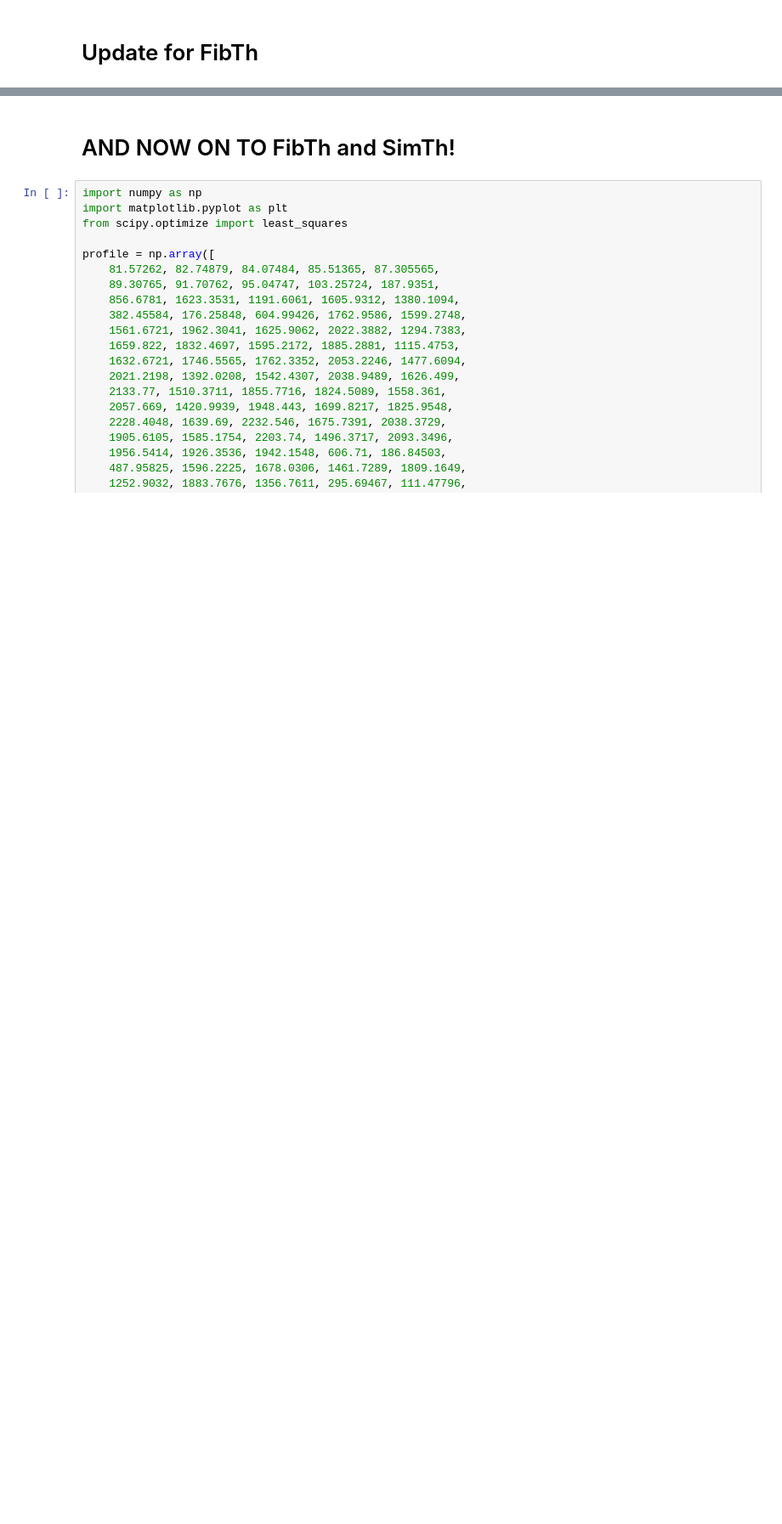
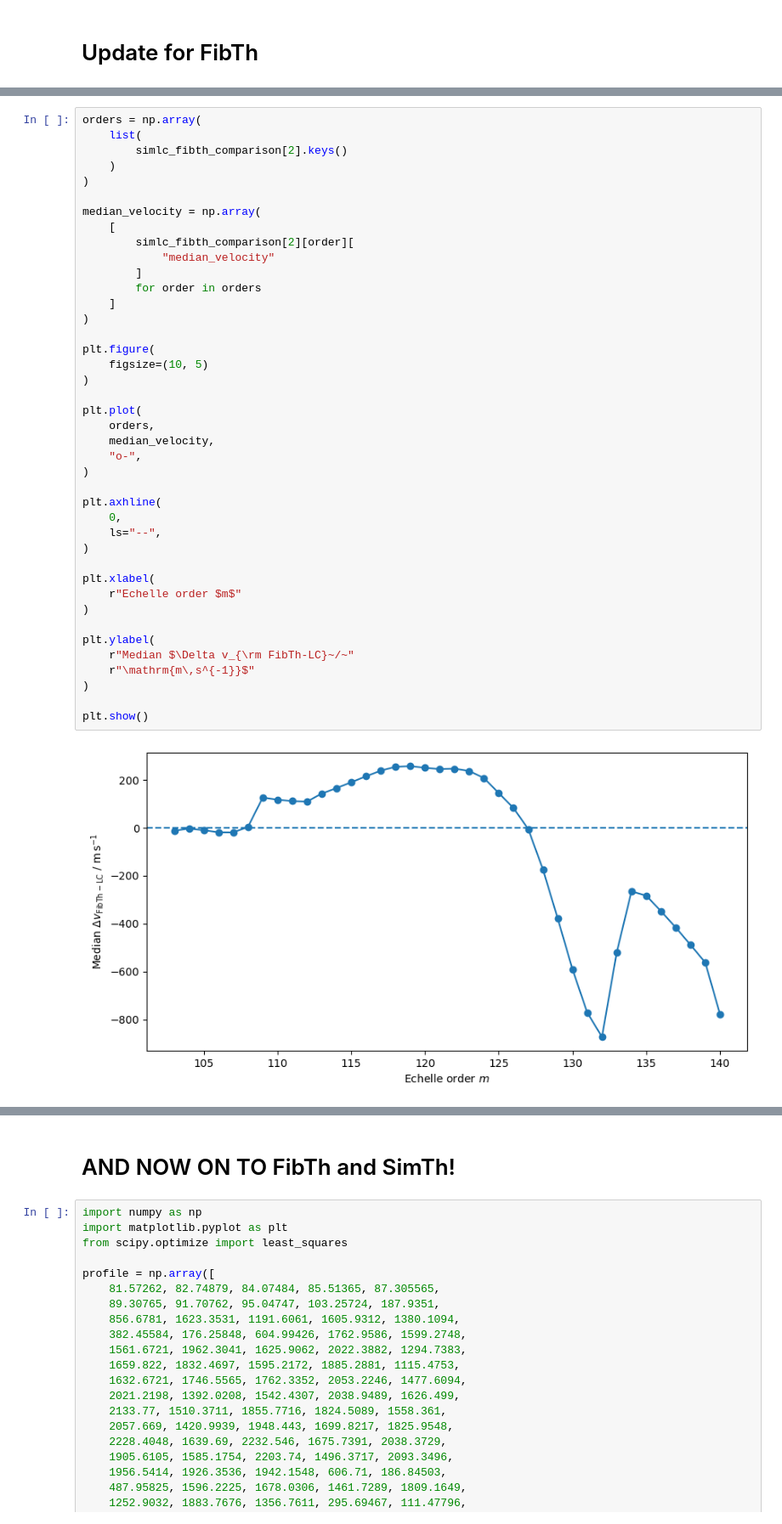
Before and after one commit to svenbuder/velocereduction, a Jupyter notebook: reduce_night.ipynb, the cells around one changed output, grey strips where cells are left out. Shown at 85% size. Saved outputs shown, nothing was run; the diff lists cells and outputs as text; blank space fills up the shorter version.

```diff
--- a/reduce_night.ipynb
+++ b/reduce_night.ipynb
@@ -413,0 +732,43 @@ for ccd in [1, 2, 3]:
+# %%
+orders = np.array(
+    list(
+        simlc_fibth_comparison[2].keys()
+    )
+)
+
+median_velocity = np.array(
+    [
+        simlc_fibth_comparison[2][order][
+            "median_velocity"
+        ]
+        for order in orders
+    ]
+)
+
+plt.figure(
+    figsize=(10, 5)
+)
+
+plt.plot(
+    orders,
+    median_velocity,
+    "o-",
+)
+
+plt.axhline(
+    0,
+    ls="--",
+)
+
+plt.xlabel(
+    r"Echelle order $m$"
+)
+
+plt.ylabel(
+    r"Median $\Delta v_{\rm FibTh-LC}~/~"
+    r"\mathrm{m\,s^{-1}}$"
+)
+
+plt.show()
+# %% [output]
+[figure, added]
```
Also changed, not shown: parts of 24 cells of this notebook, 3 other files.
